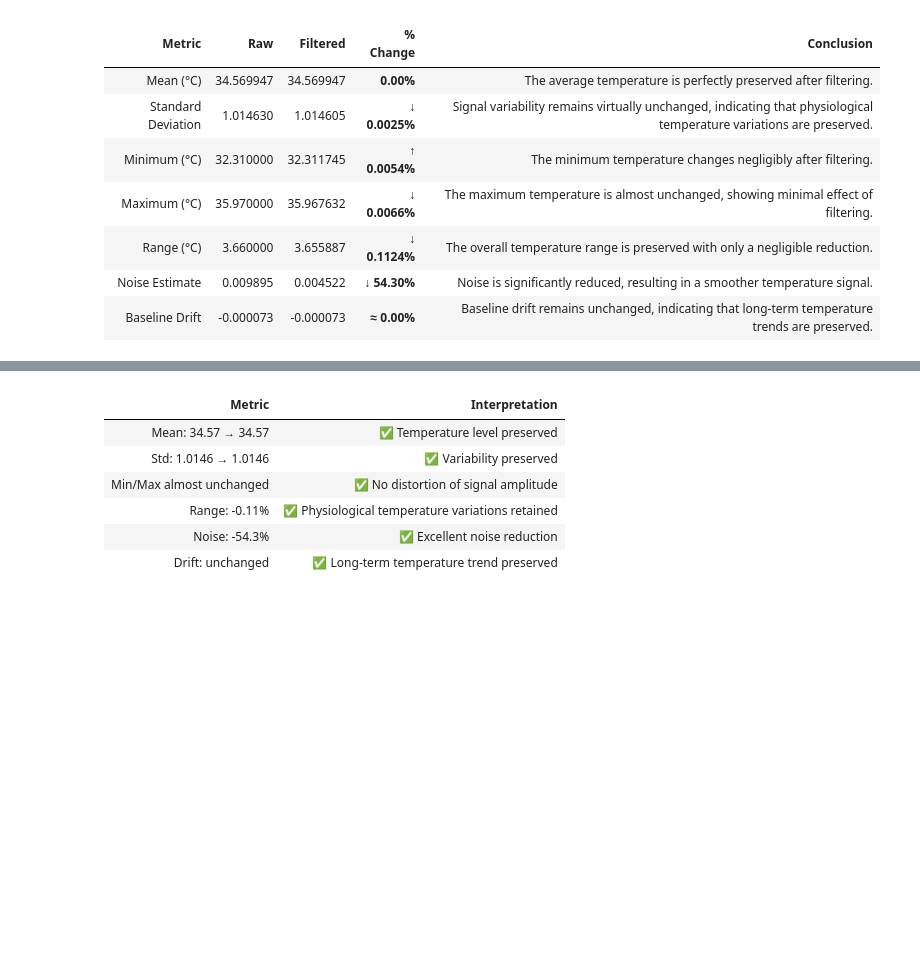
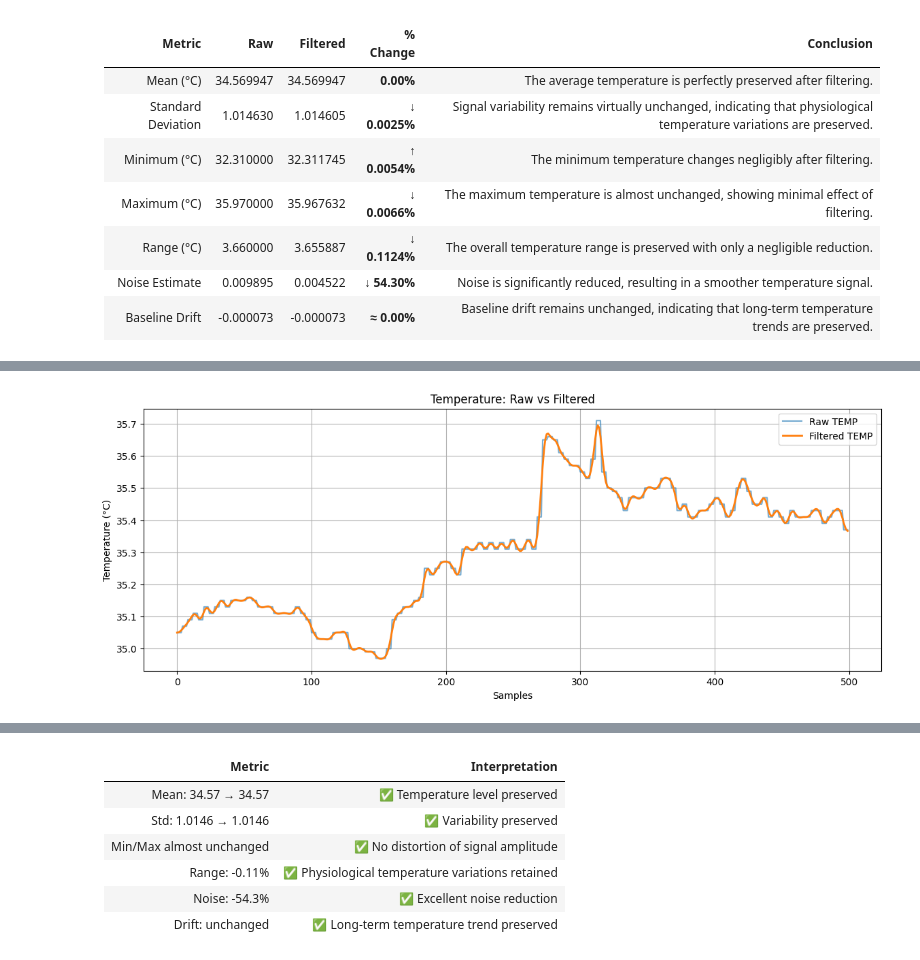
Before and after one commit to somyaupadhyay12/Stress-Detection-System, a Jupyter notebook: archive/E4_filter/temp.ipynb, the cells around one changed output, grey strips where cells are left out. Drawn from its saved outputs; the diff is of its cells as text; code cells hidden in the pictures; blank space fills up the shorter version.

```diff
--- a/preprocessing/E4_filter/temp.ipynb
+++ b/archive/E4_filter/temp.ipynb
@@ -300,3 +300,91 @@ Drift     : 0.00%
 | Range (°C)         |  3.660000 |     3.655887 | **↓ 0.1124%** | The overall temperature range is preserved with only a negligible reduction.                                        |
 | Noise Estimate     |  0.009895 |     0.004522 |  **↓ 54.30%** | Noise is significantly reduced, resulting in a smoother temperature signal.                                         |
 | Baseline Drift     | -0.000073 |    -0.000073 |   **≈ 0.00%** | Baseline drift remains unchanged, indicating that long-term temperature trends are preserved.                       |
+# %%
+import numpy as np
+import pandas as pd
+import matplotlib.pyplot as plt
+from scipy.signal import butter, filtfilt
+from scipy.stats import linregress
+
+# =========================
+# 1. LOAD DATA
+# =========================
+file_path = "../../data/raw/WESAD/S2/S2_E4_Data/TEMP.csv"
+
+data = pd.read_csv(file_path, header=None)
+
+temp = data[0].iloc[1:].astype(float).values
+temp = temp[5:]   # remove initial noise
+
+# =========================
+# 2. FILTER FUNCTION
+# =========================
+def lowpass_filter(signal, cutoff=0.5, fs=4, order=4):
+    nyq = fs / 2
+    b, a = butter(order, cutoff / nyq, btype='low')
+    return filtfilt(b, a, signal)
+
+filtered_temp = lowpass_filter(temp)
+
+# =========================
+# 3. METRICS FUNCTION
+# =========================
+def get_metrics(signal):
+    return {
+        "Mean": np.mean(signal),
+        "Std": np.std(signal),
+        "Min": np.min(signal),
+        "Max": np.max(signal),
+        "Range": np.max(signal) - np.min(signal),
+        "Noise": np.std(np.diff(signal)),
+        "Drift": linregress(np.arange(len(signal)), signal).slope
+    }
+
+# =========================
+# 4. COMPARE METRICS
+# =========================
+raw_metrics = get_metrics(temp)
+filt_metrics = get_metrics(filtered_temp)
+
+print("\n===== TEMPERATURE METRICS =====\n")
+
+for k in raw_metrics:
+    print(f"{k:<10} | Raw: {raw_metrics[k]:.6f} | Filtered: {filt_metrics[k]:.6f}")
+
+# =========================
+# 5. PERCENT CHANGE
+# =========================
+print("\n===== PERCENT CHANGE =====\n")
+
+for k in raw_metrics:
+    if raw_metrics[k] != 0:
+        change = ((filt_metrics[k] - raw_metrics[k]) / raw_metrics[k]) * 100
+        print(f"{k:<10}: {change:.2f}%")
+
+# =========================
+# 6. VISUALIZATION
+# =========================
+plt.figure(figsize=(14,5))
+plt.plot(temp[:500], label="Raw TEMP", alpha=0.6)
+plt.plot(filtered_temp[:500], label="Filtered TEMP", linewidth=2)
+
+plt.title("Temperature: Raw vs Filtered")
+plt.xlabel("Samples")
+plt.ylabel("Temperature (°C)")
+plt.legend()
+plt.grid()
+plt.show()
+
+# Zoomed plot
+plt.figure(figsize=(14,5))
+plt.plot(temp[100:200], label="Raw TEMP")
+plt.plot(filtered_temp[100:200], label="Filtered TEMP", linewidth=2)
+
+plt.title("Temperature Zoomed View")
+plt.xlabel("Samples")
+plt.ylabel("Temperature (°C)")
+plt.legend()
+plt.grid()
+plt.show()
+# %% [output]
@@ -302,0 +410 @@ Drift     : 0.00%
+[figure, added]
```
Also changed, not shown: parts of 1 cell of this notebook, 18 other files.
